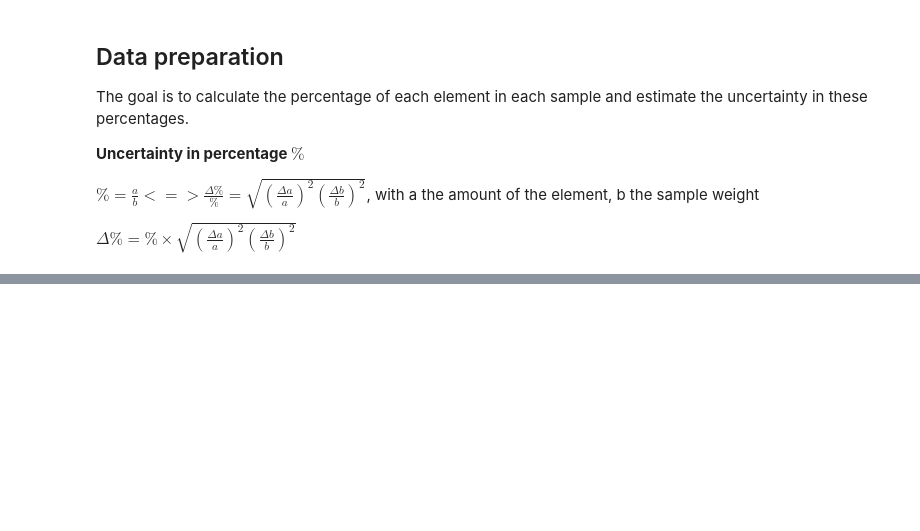
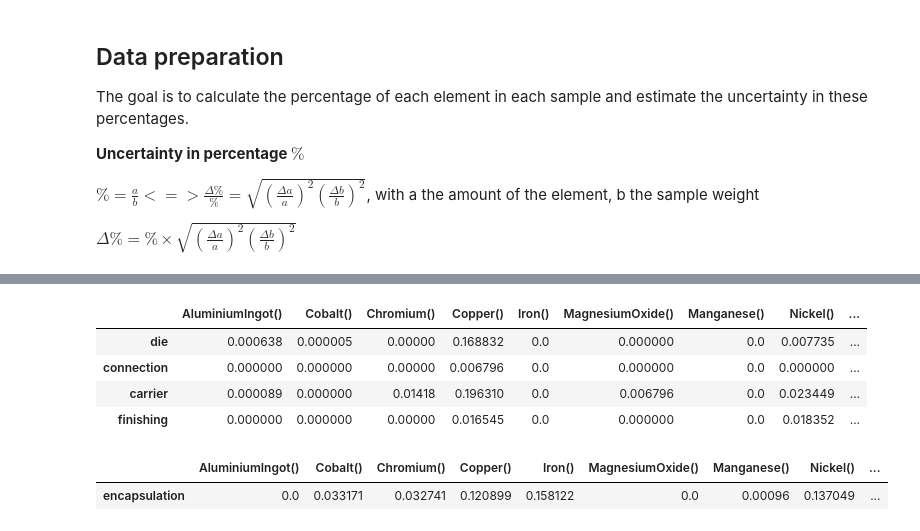
Before and after one commit to arthur0000-1/LCA_CPU_encapsulation, a Jupyter notebook: model.ipynb, the cells around one changed output, grey strips where cells are left out. Drawn from its saved outputs; the diff is of its cells as text; code cells hidden in the pictures; blank space fills up the shorter version.

Commit message:
beta and gamma more uniform

```diff
--- a/model.ipynb
+++ b/model.ipynb
@@ -1739,0 +1392,17 @@ LinAlgError: Regularized matrix still singular. Try increasing lambda_reg (curre
+# %%
+list = result.columns.tolist()
+substance = gamma_df[list]
+
+gamma_a = substance.drop("encapsulation")
+gamma_b = substance.drop(["die", "connection","carrier","finishing"])
+
+display(gamma_a)
+display(gamma_b)
+# %% [output]
+|  | AluminiumIngot() | Cobalt() | Chromium() | Copper() | Iron() | MagnesiumOxide() | Manganese() | Nickel() | ... |
+| die | 0.000638 | 0.000005 | 0.00000 | 0.168832 | 0.0 | 0.000000 | 0.0 | 0.007735 | ... |
+| connection | 0.000000 | 0.000000 | 0.00000 | 0.006796 | 0.0 | 0.000000 | 0.0 | 0.000000 | ... |
+| carrier | 0.000089 | 0.000000 | 0.01418 | 0.196310 | 0.0 | 0.006796 | 0.0 | 0.023449 | ... |
+| finishing | 0.000000 | 0.000000 | 0.00000 | 0.016545 | 0.0 | 0.000000 | 0.0 | 0.018352 | ... |
+|  | AluminiumIngot() | Cobalt() | Chromium() | Copper() | Iron() | MagnesiumOxide() | Manganese() | Nickel() | ... |
+| encapsulation | 0.0 | 0.033171 | 0.032741 | 0.120899 | 0.158122 | 0.0 | 0.00096 | 0.137049 | ... |
```
Also changed, not shown: parts of 18 cells of this notebook.
